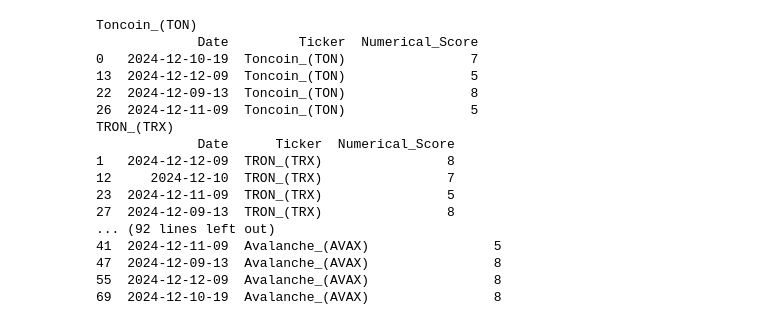
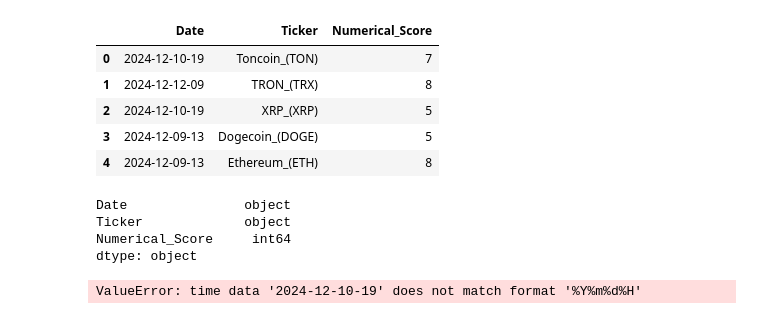
Before and after one commit to soerenml/agent, a Jupyter notebook: test.ipynb, the cells around one changed output. Saved outputs shown, nothing was run; the diff lists cells and outputs as text; code cells hidden in the pictures.

```diff
--- a/test.ipynb
+++ b/test.ipynb
@@ -177,28 +195,36 @@ for file in os.listdir(directory):
+# %%
+df = pd.DataFrame(data)
+df.head()
+# %% [output]
+|  | Date | Ticker | Numerical_Score |
+| 0 | 2024-12-10-19 | Toncoin_(TON) | 7 |
+| 1 | 2024-12-12-09 | TRON_(TRX) | 8 |
+| 2 | 2024-12-10-19 | XRP_(XRP) | 5 |
+| 3 | 2024-12-09-13 | Dogecoin_(DOGE) | 5 |
+| 4 | 2024-12-09-13 | Ethereum_(ETH) | 8 |
+# %%
+test = df[df['Ticker'] == 'Solana_(SOL)']
+test.dtypes
+# %% [output]
+Date               object
+Ticker             object
+Numerical_Score     int64
+dtype: object
+# %%
+import datetime
+
+date_str = test['Date'].iloc[0]
+date_obj = datetime.datetime.strptime(date_str, "%Y%m%d%H").date()
+print(date_obj)
+
+
+
+date_obj = datetime.datetime.strptime(clean_date_str, "%Y%m%d%H").date()
+# %% [output]
+ValueError: time data '2024-12-10-19' does not match format '%Y%m%d%H'
 # %%
-df = pd.DataFrame(data)
-
-
-
 
 for i in df["Ticker"].unique():
     print(i)
     df_test = df[df["Ticker"] == i]
     print(df_test)
-# %% [output]
-Toncoin_(TON)
-             Date         Ticker  Numerical_Score
-0   2024-12-10-19  Toncoin_(TON)                7
-13  2024-12-12-09  Toncoin_(TON)                5
-22  2024-12-09-13  Toncoin_(TON)                8
-26  2024-12-11-09  Toncoin_(TON)                5
-TRON_(TRX)
-             Date      Ticker  Numerical_Score
-1   2024-12-12-09  TRON_(TRX)                8
-12     2024-12-10  TRON_(TRX)                7
-23  2024-12-11-09  TRON_(TRX)                5
-27  2024-12-09-13  TRON_(TRX)                8
-... (92 lines left out)
-41  2024-12-11-09  Avalanche_(AVAX)                5
-47  2024-12-09-13  Avalanche_(AVAX)                8
-55  2024-12-12-09  Avalanche_(AVAX)                8
-69  2024-12-10-19  Avalanche_(AVAX)                8
```
Also changed, not shown: parts of 3 cells of this notebook, 2 other files.
